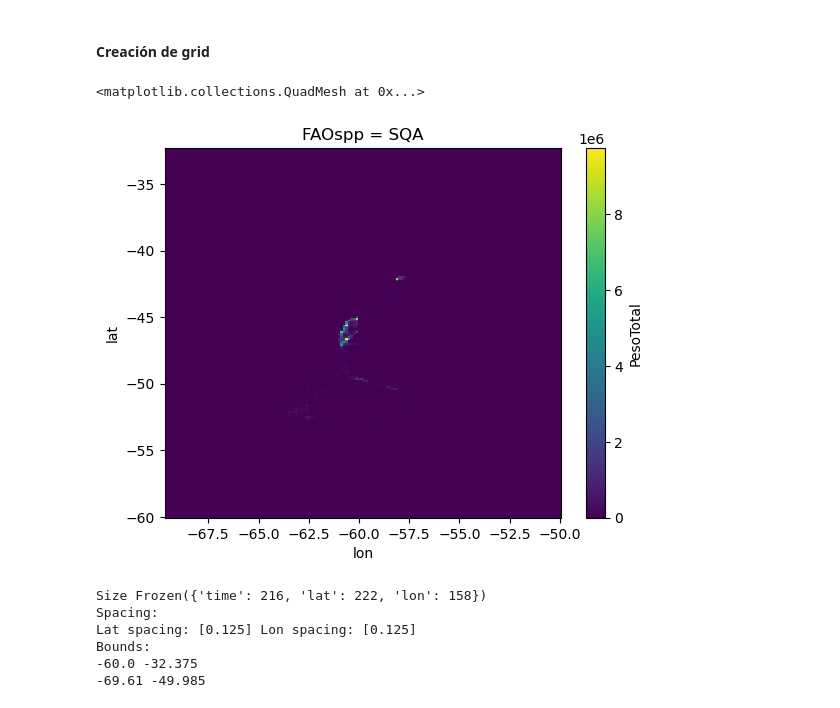
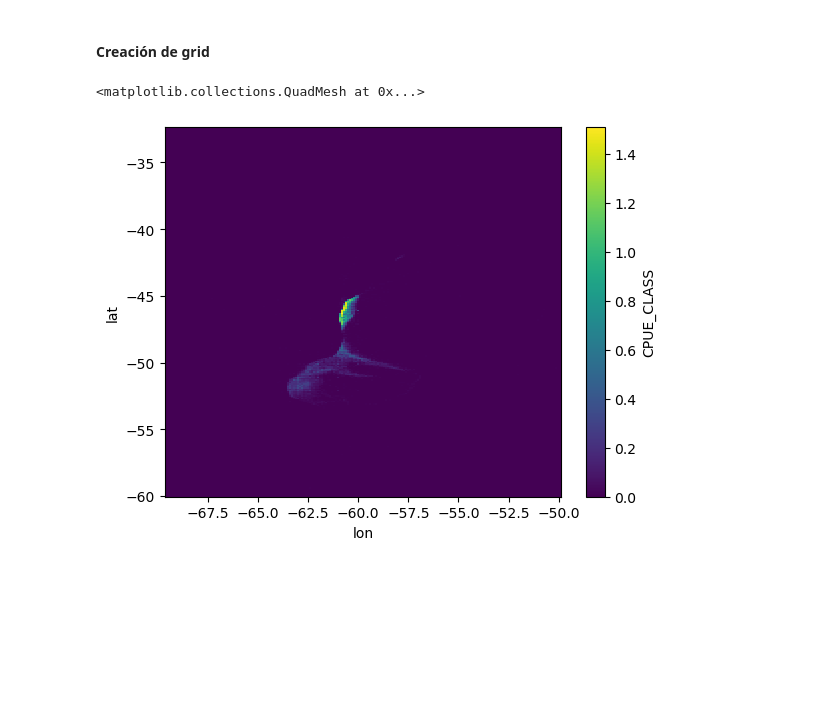
Before and after one commit to rubarriuso/TFM, a Jupyter notebook: procesado_IEO.ipynb, the cells around one changed output. Saved outputs shown, nothing was run; the diff lists cells and outputs as text; code cells hidden in the pictures; blank space fills up the shorter version.

```diff
--- a/procesado_IEO.ipynb
+++ b/procesado_IEO.ipynb
@@ -48,14 +59,18 @@ df1_agg
 # %% [markdown]
 #### Creación de grid
 # %%
-res = 0.125
+res = 0.1
 lat_grid = np.arange(min_lat, max_lat + res, res)
 lon_grid = np.arange(min_lon, max_lon + res, res)
 
 df1_agg['lat_bin'] = pd.cut(df1_agg['Lat'], bins=lat_grid, labels=lat_grid[:-1])
 df1_agg['lon_bin'] = pd.cut(df1_agg['Lon'], bins=lon_grid, labels=lon_grid[:-1])
 
+effort["lat_bin"] = pd.cut(effort["Lat"], bins=lat_grid, labels=lat_grid[:-1])
+effort["lon_bin"] = pd.cut(effort["Lon"], bins=lon_grid, labels=lon_grid[:-1])
+
 df1_grid = df1_agg.groupby(['Fecha', "lat_bin", "lon_bin", 'EspecieFAO'], observed=True)['PesoTotal'].sum().reset_index() #True no rellena con NaN cuando no hay datos
+effort_grid = effort.groupby(['Fecha', "lat_bin", "lon_bin"], observed=True)['Horas'].sum().reset_index() #True no rellena con NaN cuando no hay datos
 # %%
 dsxr = (
     df1_grid
@@ -67,19 +82,23 @@ dsxr = (
 # Define chunk sizes for dask, time in 12-month chunks, lat and lon full size, geartype and flag one at a chunk.
 chunks = {"time": 12, "lat": -1, "lon": -1, "FAOspp":1}
 dsxr = dsxr.chunk(chunks)
-dsxr = dsxr.assign_coords(time=dsxr.indexes["time"].to_timestamp())
 
 dsxr = dsxr.reindex(lat=lat_grid, lon=lon_grid)
 dsxr = dsxr.assign_coords(
     lat=dsxr["lat"].astype(str).astype(float),
     lon=dsxr["lon"].astype(str).astype(float)
 )
+
+dsxr_effort = (
+    effort_grid
+    .set_index(["Fecha", "lat_bin", "lon_bin"])
+    .to_xarray()
+    .rename({"Fecha": "time", "lat_bin":"lat", "lon_bin":"lon"})
+    )
+dsxr_effort = dsxr_effort.reindex(lat=lat_grid, lon=lon_grid)
+dsxr_effort = dsxr_effort.assign_coords(
+    lat=dsxr_effort["lat"].astype(str).astype(float),
+    lon=dsxr_effort["lon"].astype(str).astype(float)
+    )
-# %%
-catch_data = dsxr["PesoTotal"].sel(FAOspp="SQA").sum(dim=["time"], skipna=True).compute()
-# catch_data.where(catch_data > 10).plot()
-catch_data.plot()
-# %% [output]
-<matplotlib.collections.QuadMesh at 0x...>
-[figure, removed]
 # %%
 SQA = dsxr.sel(FAOspp="SQA", drop=True)
@@ -96,17 +108,30 @@ presence_HKP.to_netcdf("./data/processed/dynamic/presence_HKP.nc")
-# %%
-presence_SQA
-print("Size", presence_SQA.sizes)
-lat_diff = np.diff(presence_SQA.lat)
-lon_diff = np.diff(presence_SQA.lon)
-print("Spacing:")
-print("Lat spacing:", np.unique(lat_diff), "Lon spacing:", np.unique(lon_diff))
-print("Bounds:")
-print(presence_SQA.lat.min().item(), presence_SQA.lat.max().item())
-print(presence_SQA.lon.min().item(), presence_SQA.lon.max().item())
-# %% [output]
-Size Frozen({'time': 216, 'lat': 222, 'lon': 158})
-Spacing:
-Lat spacing: [0.125] Lon spacing: [0.125]
-Bounds:
--60.0 -32.375
--69.61 -49.985
+# %%
+# 5th percentile threshold of effort
+effort_pq = dsxr_effort["Horas"].quantile(0.10)
+
+# Keep only cells with effort >= 5th percentile
+effort_mask = dsxr_effort["Horas"] >= effort_pq
+# Compute CPUE with masking
+cpue_index_HKP = xr.where(effort_mask, np.log1p(HKP["PesoTotal"]) - np.log1p(dsxr_effort["Horas"] + 1e-6),np.nan)
+
+CPUE_real = HKP["PesoTotal"] / dsxr_effort["Horas"]
+
+pq_10 = CPUE_real.quantile(0.01, dim=("lat", "lon"))
+pq_50 = CPUE_real.quantile(0.5, dim=("lat", "lon"))
+
+cpue_class_HKP = xr.where(CPUE_real > pq_50, 2, xr.where(CPUE_real > pq_10, 1, 0)) #for above 50% CPUE, class 2 and for above 10% CPUE class 1
+
+
+cpue_index_HKP = cpue_index_HKP.fillna(0)
+cpue_index_HKP = cpue_index_HKP.drop_vars("quantile")
+cpue_index_HKP=cpue_index_HKP.to_dataset(name="CPUE")
+cpue_class_HKP=cpue_class_HKP.to_dataset(name="CPUE_CLASS")
+
+cpue_index_HKP.to_netcdf(f"./data/processed/targets/cpue_HKP_{res}.nc", mode="w")
+cpue_class_HKP.to_netcdf(f"./data/processed/targets/cpue_class_HKP_{res}.nc", mode="w")
+
+
+cpue_class_HKP["CPUE_CLASS"].mean(dim="time").plot()
+# %% [output]
+<matplotlib.collections.QuadMesh at 0x...>
+[figure, added]
```
Also changed, not shown: parts of 5 cells of this notebook, 13 other files.
